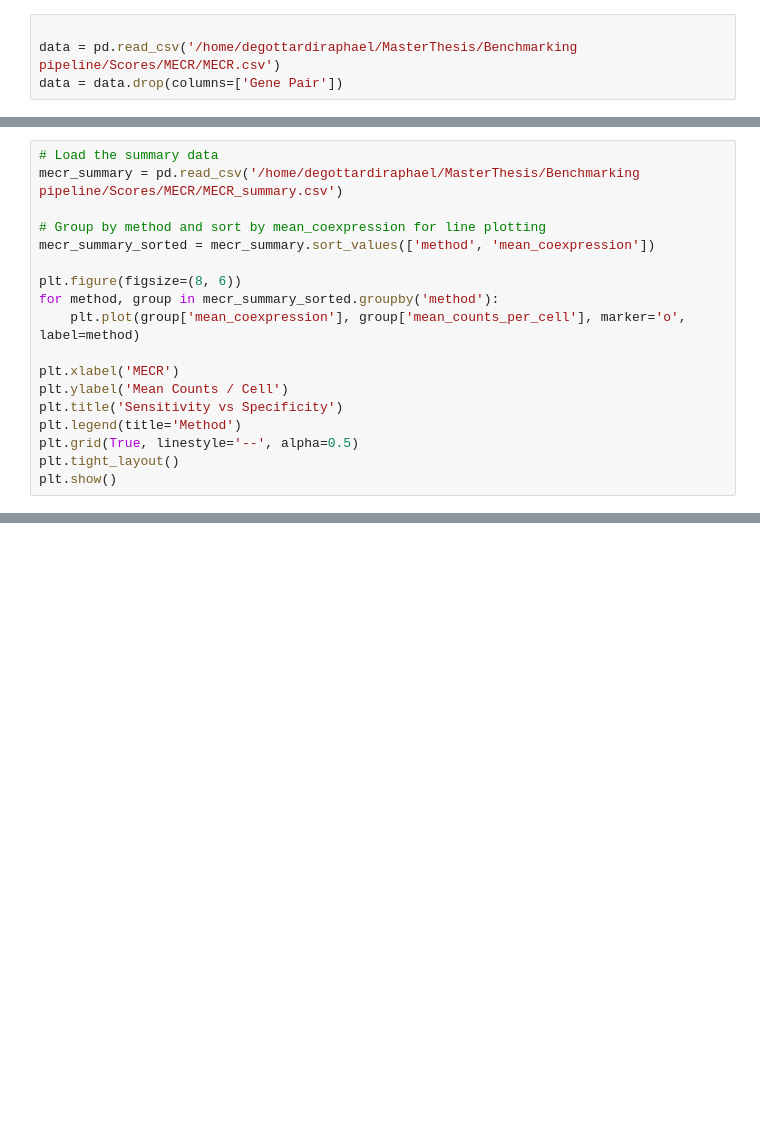
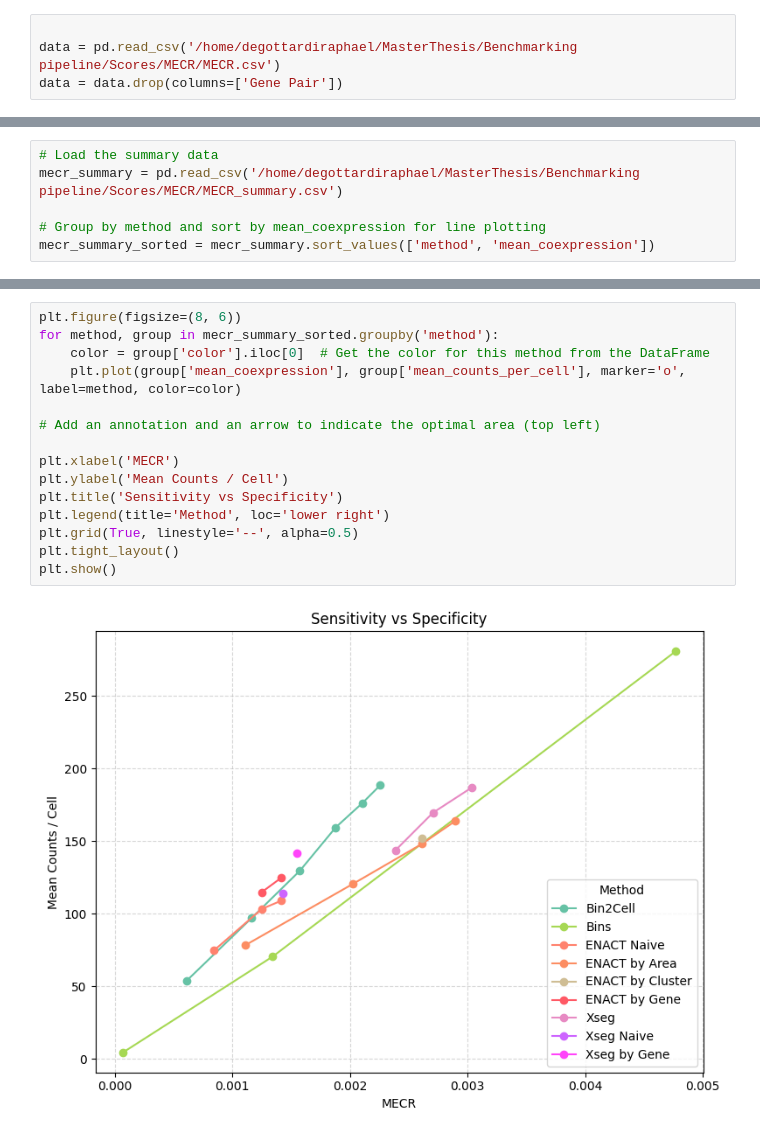
Before and after one commit to RaphaelDeGottardi/MasterThesis, a Jupyter notebook: Benchmarking pipeline/Scores/MECR/MECR plotting.ipynb, the cells around one changed output, grey strips where cells are left out. Saved outputs shown, nothing was run; the diff lists cells and outputs as text; blank space fills up the shorter version.

```diff
--- a/Benchmarking pipeline/Scores/MECR/MECR plotting.ipynb
+++ b/Benchmarking pipeline/Scores/MECR/MECR plotting.ipynb
@@ -24,15 +36,3 @@ mecr_summary = pd.read_csv('/home/degottardiraphael/MasterThesis/Benchmarking pi
 
 # Group by method and sort by mean_coexpression for line plotting
 mecr_summary_sorted = mecr_summary.sort_values(['method', 'mean_coexpression'])
-
-plt.figure(figsize=(8, 6))
-for method, group in mecr_summary_sorted.groupby('method'):
-    plt.plot(group['mean_coexpression'], group['mean_counts_per_cell'], marker='o', label=method)
-
-plt.xlabel('MECR')
-plt.ylabel('Mean Counts / Cell')
-plt.title('Sensitivity vs Specificity')
-plt.legend(title='Method')
-plt.grid(True, linestyle='--', alpha=0.5)
-plt.tight_layout()
-plt.show()
@@ -41,3 +102,20 @@ plt.show()
+# %%
+plt.figure(figsize=(8, 6))
+for method, group in mecr_summary_sorted.groupby('method'):
+    color = group['color'].iloc[0]  # Get the color for this method from the DataFrame
+    plt.plot(group['mean_coexpression'], group['mean_counts_per_cell'], marker='o', label=method, color=color)
+
+# Add an annotation and an arrow to indicate the optimal area (top left)
+
+plt.xlabel('MECR')
+plt.ylabel('Mean Counts / Cell')
+plt.title('Sensitivity vs Specificity')
+plt.legend(title='Method', loc='lower right')
+plt.grid(True, linestyle='--', alpha=0.5)
+plt.tight_layout()
+plt.show()
+# %% [output]
+[figure, added]
 # %%
 # Load the data
 ramp2_ms4a2 = pd.read_csv('/home/degottardiraphael/MasterThesis/Benchmarking pipeline/Scores/MECR/RAMP2_MS4A2_counts_Xseg.csv')
```
Also changed, not shown: parts of 7 cells of this notebook, 8 other files.
